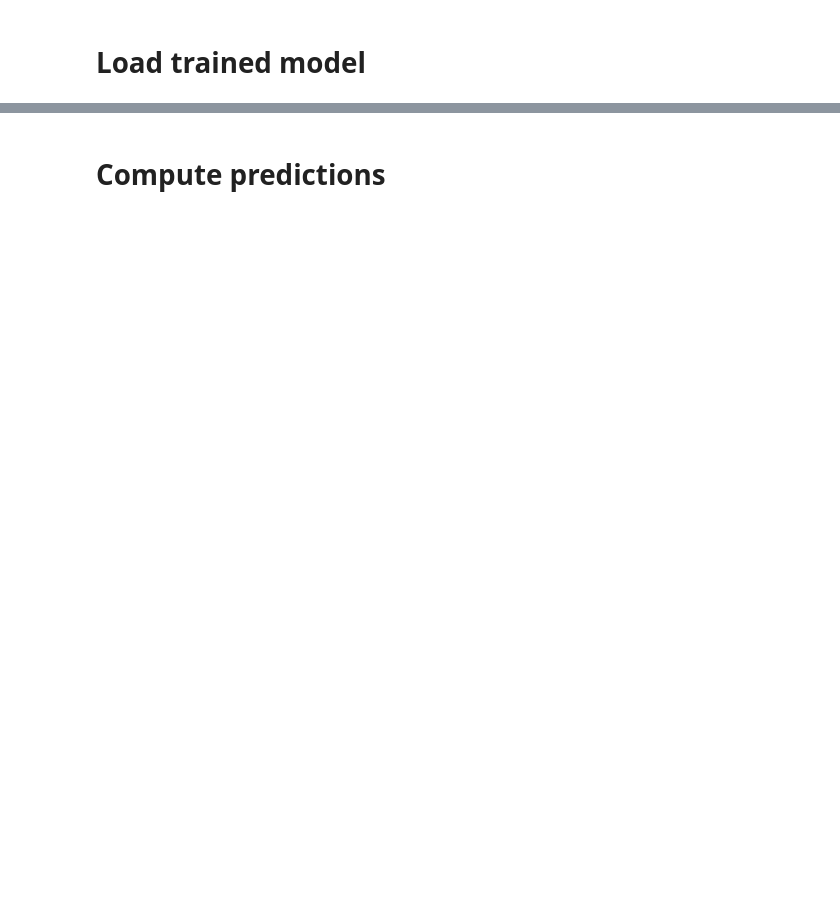
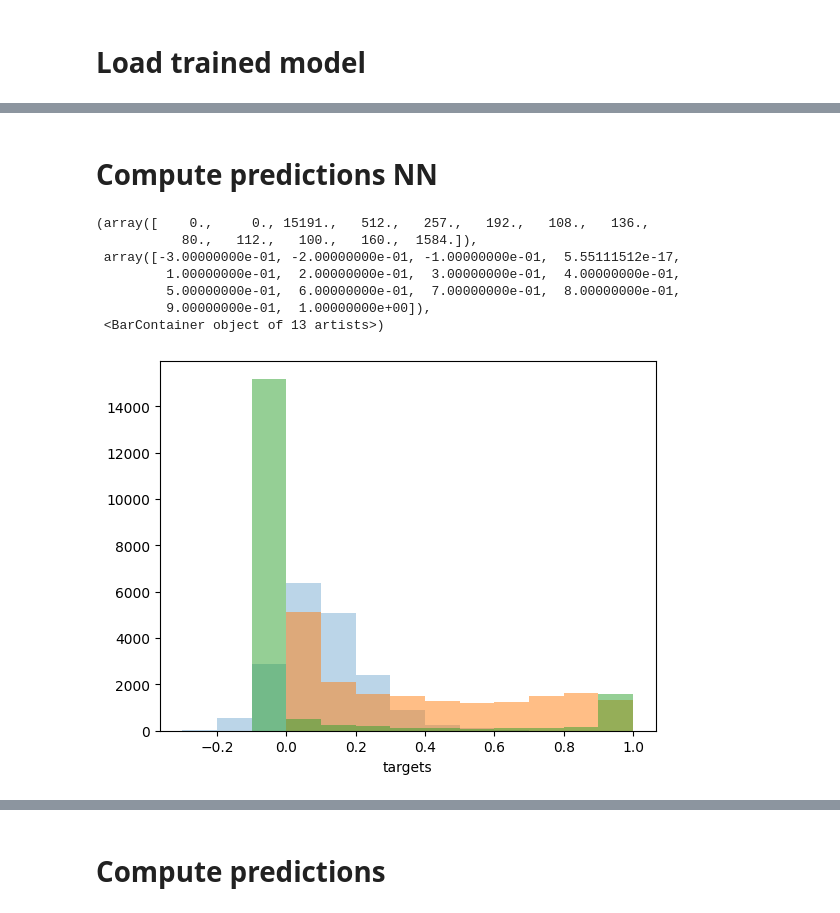
Before and after one commit to rguilcas/predict_rain_norway, a Jupyter notebook: assessment_of_nn/attributions_all_timesteps.ipynb, the cells around one changed output, grey strips where cells are left out. Saved outputs shown, nothing was run; the diff lists cells and outputs as text; code cells hidden in the pictures; blank space fills up the shorter version.

```diff
--- a/assessment_of_nn/attributions_all_timesteps.ipynb
+++ b/assessment_of_nn/attributions_all_timesteps.ipynb
@@ -56,0 +49,2 @@ Data ready:
+# %% [markdown]
+# Compute predictions NN
@@ -56,0 +60,39 @@ Data ready:
+# %%
+targets = torch.cat(all_targets).cpu().numpy()
+preds = torch.nn.Sigmoid()(torch.cat(all_preds)).cpu().numpy()
+
+ds_aligned = dataloader.ds_val.isel(time=range(targets.shape[0]))
+preds_da = xr.DataArray(preds, dims=['time','timestep'], coords =ds_aligned.targets.coords)
+ds_aligned ['predictions'] = preds_da
+# %%
+X_train = dataloader.ds_train.features.values.reshape(21732, -1)
+Y_train = dataloader.ds_train.targets.values.reshape(21732, -1)
+
+from sklearn.cross_decomposition import PLSRegression
+from sklearn.metrics import r2_score
+pls = PLSRegression(n_components=10)
+
+pls.fit(X_train, Y_train)
+
+y_pred = pls.predict(X_train)
+# %%
+X_val = dataloader.ds_val.features.values.reshape(4657, -1)
+Y_val = dataloader.ds_val.targets.values.reshape(4657, -1)
+y_pred_train = pls.predict(X_train)
+y_pred_val = pls.predict(X_val)
+
+y_pred_train = xr.DataArray(y_pred_train, dims=dataloader.ds_train.targets.dims, coords =dataloader.ds_train.targets.coords)
+y_pred_val = xr.DataArray(y_pred_val, dims=dataloader.ds_val.targets.dims, coords =dataloader.ds_val.targets.coords)
+# %%
+y_pred_val.plot.hist(alpha=.3, bins = np.arange(-.3,1.1,.1))
+ds_aligned.predictions.plot.hist(alpha=.5, bins = np.arange(-.3,1.1,.1))
+ds_aligned.targets.plot.hist(alpha=.5, bins = np.arange(-.3,1.1,.1))
+# %% [output]
+(array([    0.,     0., 15191.,   512.,   257.,   192.,   108.,   136.,
+           80.,   112.,   100.,   160.,  1584.]),
+ array([-3.00000000e-01, -2.00000000e-01, -1.00000000e-01,  5.55111512e-17,
+         1.00000000e-01,  2.00000000e-01,  3.00000000e-01,  4.00000000e-01,
+         5.00000000e-01,  6.00000000e-01,  7.00000000e-01,  8.00000000e-01,
+         9.00000000e-01,  1.00000000e+00]),
+ <BarContainer object of 13 artists>)
+[figure, added]
```
Also changed, not shown: parts of 19 cells of this notebook, 5 other files.
